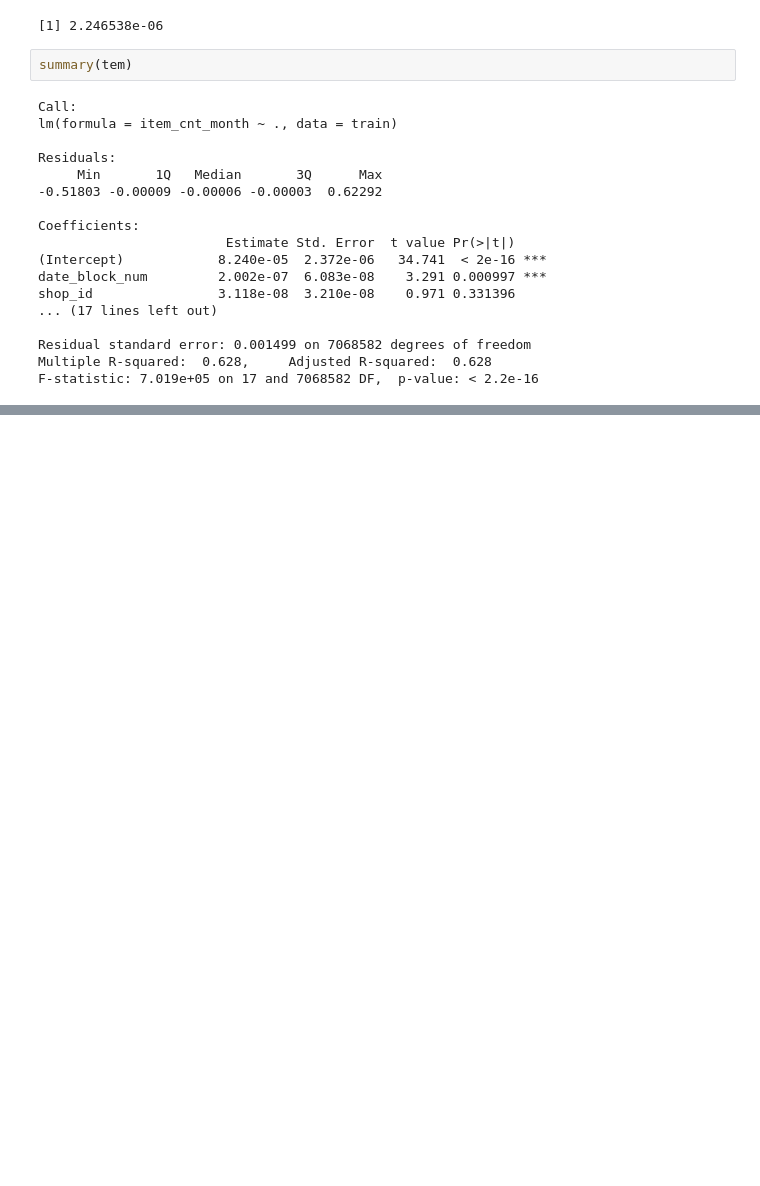
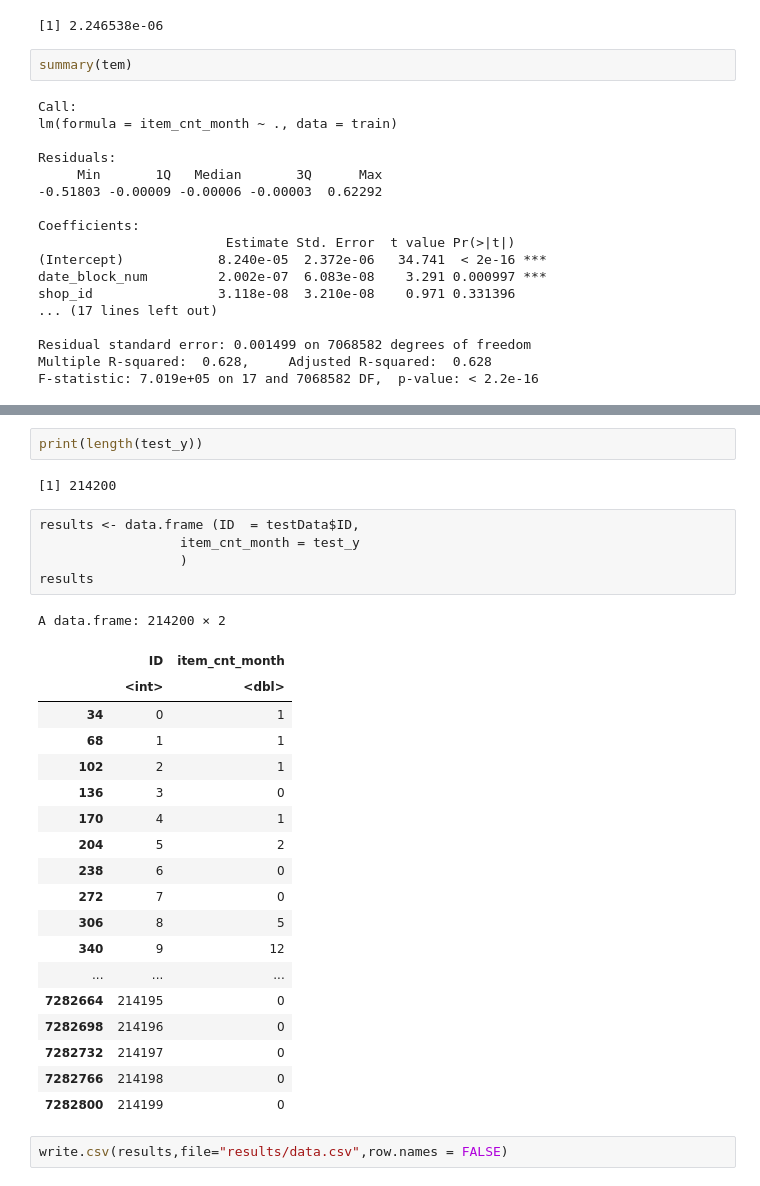
Before and after one commit to ss3468/CS636_Final_Project, a Jupyter notebook: Final_Project_sales.ipynb, the cells around one changed output, grey strips where cells are left out. Cells and saved outputs as stored; diff of their text form; blank space fills up the shorter version.

```diff
--- a/Final_Project_sales.ipynb
+++ b/Final_Project_sales.ipynb
@@ -269,0 +266,31 @@ print(length(test_y))
+# %%
+print(length(test_y))
+# %% [output]
+[1] 214200
+# %%
+results <- data.frame (ID  = testData$ID,
+                  item_cnt_month = test_y
+                  )
+results
+# %% [output]
+A data.frame: 214200 × 2
+|  | ID | item_cnt_month |
+|  | <int> | <dbl> |
+| 34 | 0 | 1 |
+| 68 | 1 | 1 |
+| 102 | 2 | 1 |
+| 136 | 3 | 0 |
+| 170 | 4 | 1 |
+| 204 | 5 | 2 |
+| 238 | 6 | 0 |
+| 272 | 7 | 0 |
+| 306 | 8 | 5 |
+| 340 | 9 | 12 |
+| ... | ... | ... |
+| 7282664 | 214195 | 0 |
+| 7282698 | 214196 | 0 |
+| 7282732 | 214197 | 0 |
+| 7282766 | 214198 | 0 |
+| 7282800 | 214199 | 0 |
+# %%
+write.csv(results,file="results/data.csv",row.names = FALSE)
```
Also changed, not shown: parts of 7 cells of this notebook.
